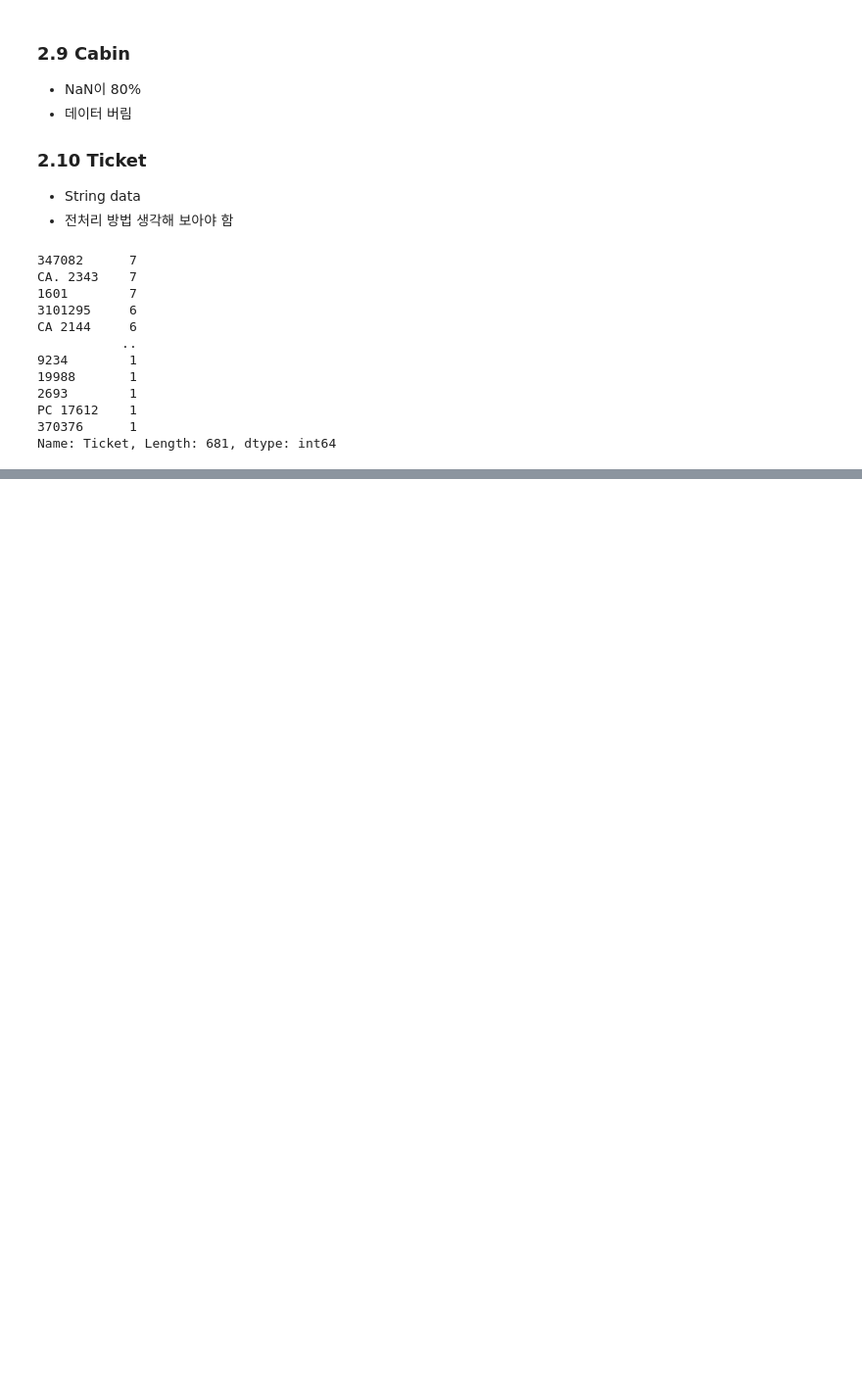
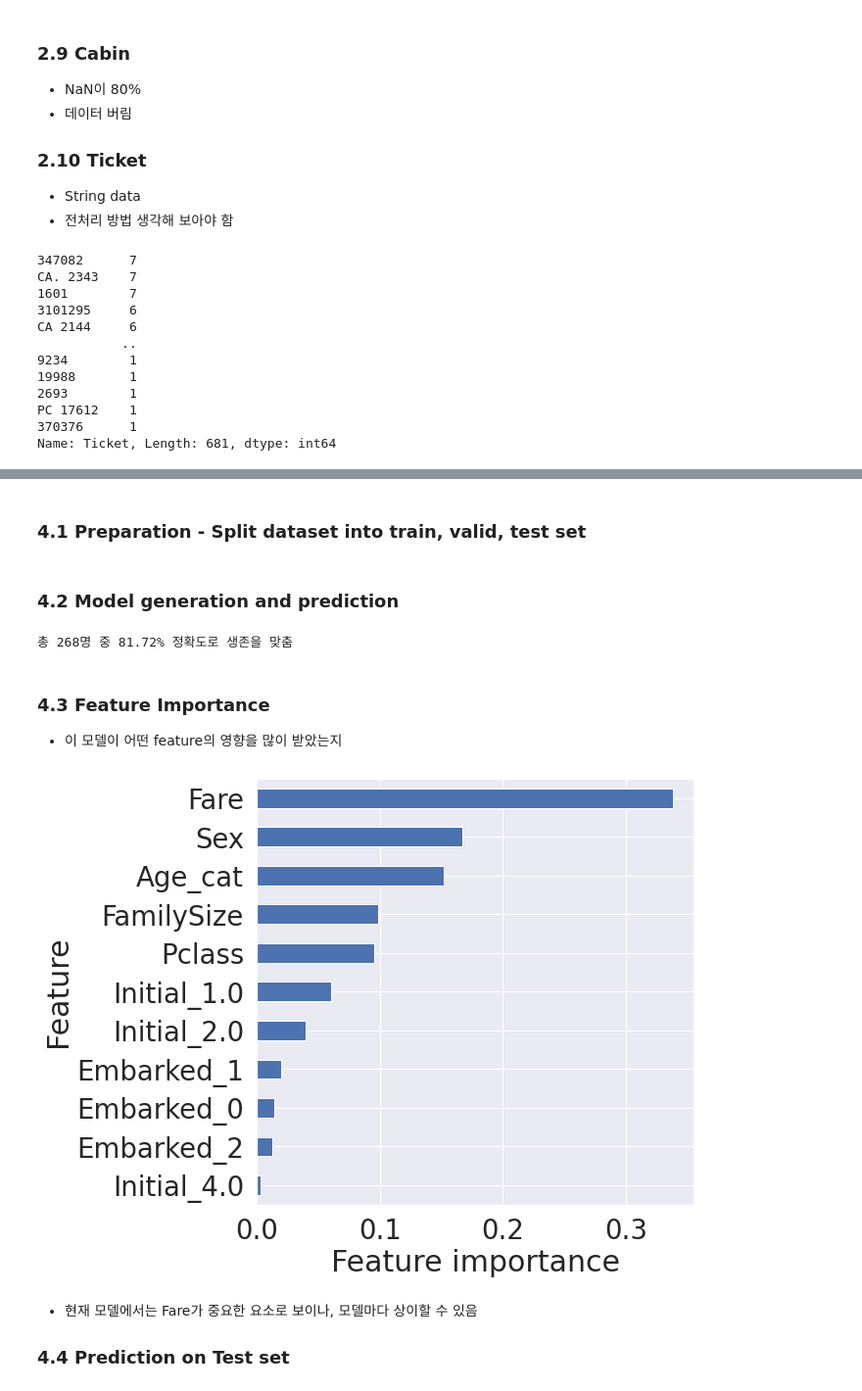
Before and after one commit to twinklesu/kaggleTranscription, a Jupyter notebook: titanic.ipynb, the cells around one changed output, grey strips where cells are left out. Shown at 98% size. Saved outputs shown, nothing was run; the diff lists cells and outputs as text; code cells hidden in the pictures; blank space fills up the shorter version.

```diff
--- a/titanic.ipynb
+++ b/titanic.ipynb
@@ -461,0 +708,39 @@ Name: Ticket, Length: 681, dtype: int64
+# %% [markdown]
+### 4.1 Preparation - Split dataset into train, valid, test set
+# %%
+# target label 분리
+X_train = df_train.drop('Survived', axis=1).values
+target_label = df_train['Survived'].values
+X_test = df_test.values
+# %%
+X_tr, X_vld, y_tr, y_vld = train_test_split(X_train, target_label, test_size=0.3, random_state=2018)
+# %% [markdown]
+### 4.2 Model generation and prediction
+# %%
+model = RandomForestClassifier()
+model.fit(X_tr, y_tr)
+prediction = model.predict(X_vld)
+# %%
+print('총 {}명 중 {:.2f}% 정확도로 생존을 맞춤'.format(y_vld.shape[0], 100*metrics.accuracy_score(prediction, y_vld)))
+# %% [output]
+총 268명 중 81.72% 정확도로 생존을 맞춤
+# %% [markdown]
+### 4.3 Feature Importance
+- 이 모델이 어떤 feature의 영향을 많이 받았는지
+# %%
+from pandas import Series
+
+feature_importance = model.feature_importances_
+Series_feat_imp = Series(feature_importance, index=df_test.columns)
+# %%
+plt.figure(figsize=(8,8))
+Series_feat_imp.sort_values(ascending=True).plot.barh()
+plt.xlabel('Feature importance')
+plt.ylabel('Feature')
+plt.show()
+# %% [output]
+[figure, added]
+# %% [markdown]
+- 현재 모델에서는 Fare가 중요한 요소로 보이나, 모델마다 상이할 수 있음
+
+### 4.4 Prediction on Test set
```
Also changed, not shown: parts of 39 cells of this notebook.
